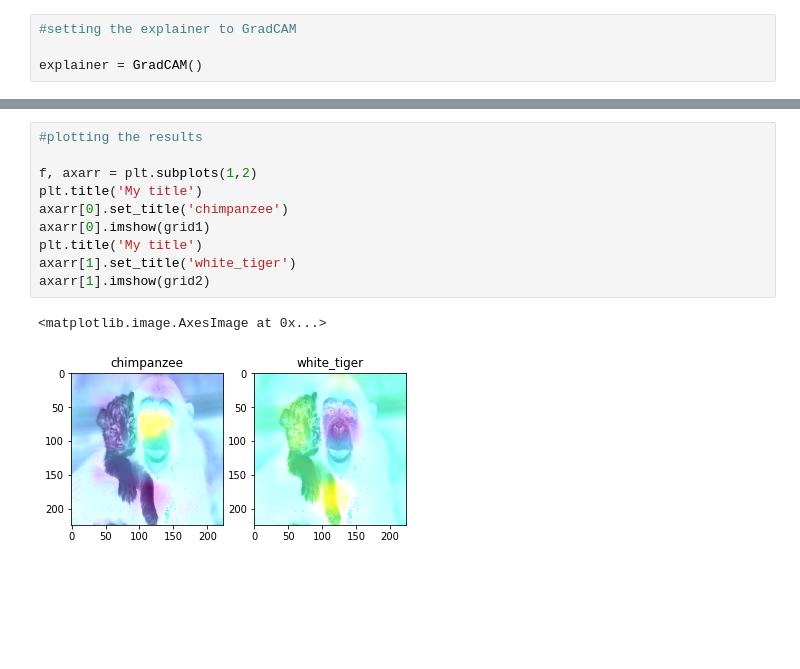
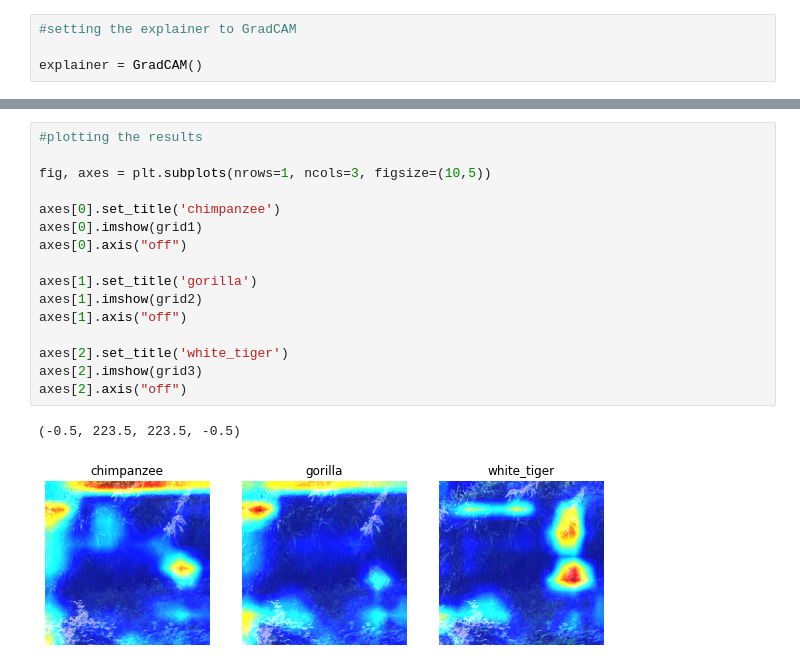
Before and after one commit to SAAF-16/Explainable_AI-Bachelor_Thesis, a Jupyter notebook: XAI_libraries/imageExplain(tfexplains).ipynb, the cells around one changed output, grey strips where cells are left out. Cells and saved outputs as stored; diff of their text form; blank space fills up the shorter version.

```diff
--- a/XAI_libraries/imageExplain(tfexplains).ipynb
+++ b/XAI_libraries/imageExplain(tfexplains).ipynb
@@ -89,13 +106,19 @@ grid2 = explainer.explain(data,model,layer_name=layer,use_guided_grads=0,class_i
-# %%
-#plotting the results
-
-f, axarr = plt.subplots(1,2)
-plt.title('My title')
-axarr[0].set_title('chimpanzee')
-axarr[0].imshow(grid1)
-plt.title('My title')
-axarr[1].set_title('white_tiger')
-axarr[1].imshow(grid2)
-# %% [output]
-<matplotlib.image.AxesImage at 0x...>
-[figure, removed]
+# %%
+#plotting the results
+
+fig, axes = plt.subplots(nrows=1, ncols=3, figsize=(10,5))
+
+axes[0].set_title('chimpanzee')
+axes[0].imshow(grid1)
+axes[0].axis("off")
+
+axes[1].set_title('gorilla')
+axes[1].imshow(grid2)
+axes[1].axis("off")
+
+axes[2].set_title('white_tiger')
+axes[2].imshow(grid3)
+axes[2].axis("off")
+# %% [output]
+(-0.5, 223.5, 223.5, -0.5)
+[figure, added]
```
Also changed, not shown: parts of 12 cells of this notebook.
